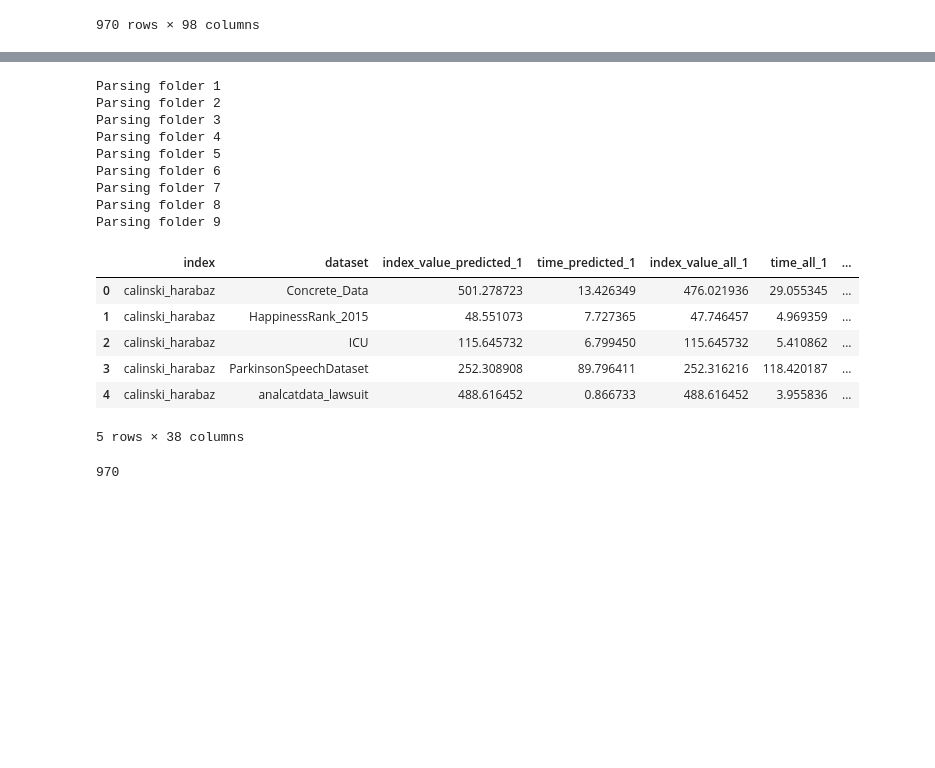
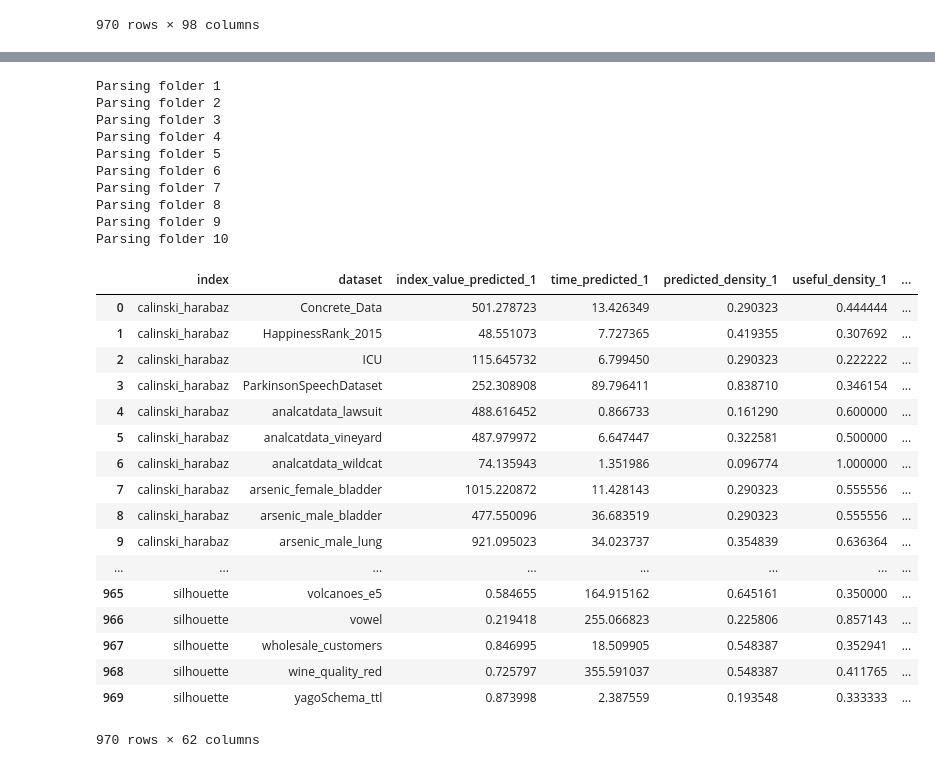
Before and after one commit to dimatomp/EvolutionaryClustering, a Jupyter notebook: MutationMining.ipynb, the cells around one changed output, grey strips where cells are left out. Drawn from its saved outputs; the diff is of its cells as text; code cells hidden in the pictures; blank space fills up the shorter version.

Commit message:
MutationMining changes

```diff
--- a/MutationMining.ipynb
+++ b/MutationMining.ipynb
@@ -422,0 +429,4 @@ metaframe.to_csv('metaframe.csv')
+# %%
+with open('cv10.dat', 'rb') as f:
+    cv10 = pickle.load(f)
+cv10[0]
@@ -423,13 +448,29 @@ metaframe.to_csv('metaframe.csv')
+# %%
+indices_list = ['silhouette', 'calinski_harabaz', 'davies_bouldin', 'dvcb', 'dunn', 'generalized_dunn_41',
+                     'generalized_dunn_43', 'generalized_dunn_51', 'generalized_dunn_53', 'generalized_dunn_13']
 # %%
 results_cache = {}
 def parse_results(path):
     if path in results_cache:
         return results_cache[path]
     results = []
+    results_s = []
     for dirname, dirs, fnames in os.walk(path):
         for fname in fnames:
+            if not fname.endswith('.txt'):
+                print('skipping file', os.path.join(path, dirname, fname))
+                continue
             fdata = fname[:-4].split('-')
             if fdata[-1] == 'true_mutations_trivial':
+                continue
+            elif fdata[-1] == 'shalamov':
+                with open(os.path.join(path, dirname, fname), 'r') as f:
+                    content = f.read().split('\n')
+                i = len(content) - 1
+                while len(content[i].strip()) == 0:
+                    i -= 1
+                assert content[i].startswith('Resulting index')
+                results_s.append(fdata[:2] + [float(content[i][content[i].rfind(' ')+1:])])
                 continue
             frame = read_results(os.path.join(path, dirname, fname))[0]
             first_70 = np.argwhere(frame['n_clusters'] >= 70).flatten()
@@ -449,39 +490,56 @@ def parse_results(path):
                     if first_greater == 0:
                         last_iter = 250
                     last_iter = success[first_greater - 1] + 250
+            success = success[success <= last_iter]
+            mutation_names = len(np.unique([s[:s.find(':')] for s in frame.iloc[success]['detail']]))
+            fmetaframe = metaframes[dataToFold[fdata[1]]]
+            row = np.argwhere((fmetaframe['index'] == indices_list.index(fdata[0])) & (fmetaframe['dataname'] == fdata[1]))
+            assert row.shape == (1, 1)
+            predicted_mutations = metapredicted[dataToFold[fdata[1]]][row].sum()
             last_line = frame.iloc[min(last_iter, len(frame) - 1)]
-            results.append(fdata + [last_iter, last_line['index'], last_line['n_successful_mutations'], last_line['time']])
-    results_cache[path] = results
-    return results
+            results.append(fdata + [last_iter, last_line['index'], last_line['n_successful_mutations'], last_line['time'], predicted_mutations / 31, mutation_names / predicted_mutations if predicted_mutations > 0 else 0])
+    results_cache[path] = (results, results_s)
+    return results, results_s
 # %%
 results_data = None
-for i in range(9):
+results_shalamov = None
+for i in range(10):
     print('Parsing folder', i + 1)
-    results = parse_results('/tmp/results_1p1_{}'.format(i+1))
-    results_data_c = pd.DataFrame(data=results, columns=['index', 'dataset', 'method', 'n_iterations', 'index_value', 'n_successful_mutations', 'time'])
-    results_ap = results_data_c[results_data_c.method == 'predicted_mutations_trivial'][['index', 'dataset', 'index_value', 'time']]
+    results, results_s = parse_results('/tmp/results_1p1_{}'.format(i+1))
+    results_data_c = pd.DataFrame(data=results, columns=['index', 'dataset', 'method', 'n_iterations', 'index_value', 'n_successful_mutations', 'time', 'predicted_density_' + str(i+1), 'useful_density_' + str(i+1)])
+    results_ap = results_data_c[results_data_c.method == 'predicted_mutations_trivial'][['index', 'dataset', 'index_value', 'time', 'predicted_density_' + str(i+1), 'useful_density_' + str(i+1)]]
     results_true = results_data_c[results_data_c.method == 'all_mutations_trivial'][['index', 'dataset', 'index_value', 'time']]
     results_ap = pd.merge(results_ap, results_true, on=['index', 'dataset'], suffixes=['_predicted_' + str(i+1), '_all_' + str(i+1)])
     results_data = results_ap if results_data is None else pd.merge(results_data, results_ap)
-results_data.head()
+    results_s_c = pd.DataFrame(data=results_s, columns=['index', 'dataset', 'index_value_shalamov_' + str(i+1)])
+    results_shalamov = results_s_c if results_shalamov is None else pd.merge(results_shalamov, results_s_c)
+results_data
 # %% [output]
 Parsing folder 1
 Parsing folder 2
 Parsing folder 3
 Parsing folder 4
 Parsing folder 5
 Parsing folder 6
 Parsing folder 7
 Parsing folder 8
 Parsing folder 9
+Parsing folder 10
-|  | index | dataset | index_value_predicted_1 | time_predicted_1 | index_value_all_1 | time_all_1 | ... |
-| 0 | calinski_harabaz | Concrete_Data | 501.278723 | 13.426349 | 476.021936 | 29.055345 | ... |
-| 1 | calinski_harabaz | HappinessRank_2015 | 48.551073 | 7.727365 | 47.746457 | 4.969359 | ... |
-| 2 | calinski_harabaz | ICU | 115.645732 | 6.799450 | 115.645732 | 5.410862 | ... |
-| 3 | calinski_harabaz | ParkinsonSpeechDataset | 252.308908 | 89.796411 | 252.316216 | 118.420187 | ... |
-| 4 | calinski_harabaz | analcatdata_lawsuit | 488.616452 | 0.866733 | 488.616452 | 3.955836 | ... |
+|  | index | dataset | index_value_predicted_1 | time_predicted_1 | predicted_density_1 | useful_density_1 | ... |
+| 0 | calinski_harabaz | Concrete_Data | 501.278723 | 13.426349 | 0.290323 | 0.444444 | ... |
+| 1 | calinski_harabaz | HappinessRank_2015 | 48.551073 | 7.727365 | 0.419355 | 0.307692 | ... |
+| 2 | calinski_harabaz | ICU | 115.645732 | 6.799450 | 0.290323 | 0.222222 | ... |
+| 3 | calinski_harabaz | ParkinsonSpeechDataset | 252.308908 | 89.796411 | 0.838710 | 0.346154 | ... |
+| 4 | calinski_harabaz | analcatdata_lawsuit | 488.616452 | 0.866733 | 0.161290 | 0.600000 | ... |
+| 5 | calinski_harabaz | analcatdata_vineyard | 487.979972 | 6.647447 | 0.322581 | 0.500000 | ... |
+| 6 | calinski_harabaz | analcatdata_wildcat | 74.135943 | 1.351986 | 0.096774 | 1.000000 | ... |
+| 7 | calinski_harabaz | arsenic_female_bladder | 1015.220872 | 11.428143 | 0.290323 | 0.555556 | ... |
+| 8 | calinski_harabaz | arsenic_male_bladder | 477.550096 | 36.683519 | 0.290323 | 0.555556 | ... |
+| 9 | calinski_harabaz | arsenic_male_lung | 921.095023 | 34.023737 | 0.354839 | 0.636364 | ... |
+| ... | ... | ... | ... | ... | ... | ... | ... |
+| 965 | silhouette | volcanoes_e5 | 0.584655 | 164.915162 | 0.645161 | 0.350000 | ... |
+| 966 | silhouette | vowel | 0.219418 | 255.066823 | 0.225806 | 0.857143 | ... |
+| 967 | silhouette | wholesale_customers | 0.846995 | 18.509905 | 0.548387 | 0.352941 | ... |
+| 968 | silhouette | wine_quality_red | 0.725797 | 355.591037 | 0.548387 | 0.411765 | ... |
+| 969 | silhouette | yagoSchema_ttl | 0.873998 | 2.387559 | 0.193548 | 0.333333 | ... |
-5 rows × 38 columns
+970 rows × 62 columns
-# %%
-len(results_data)
-# %% [output]
-970
```
Also changed, not shown: parts of 26 cells of this notebook.
